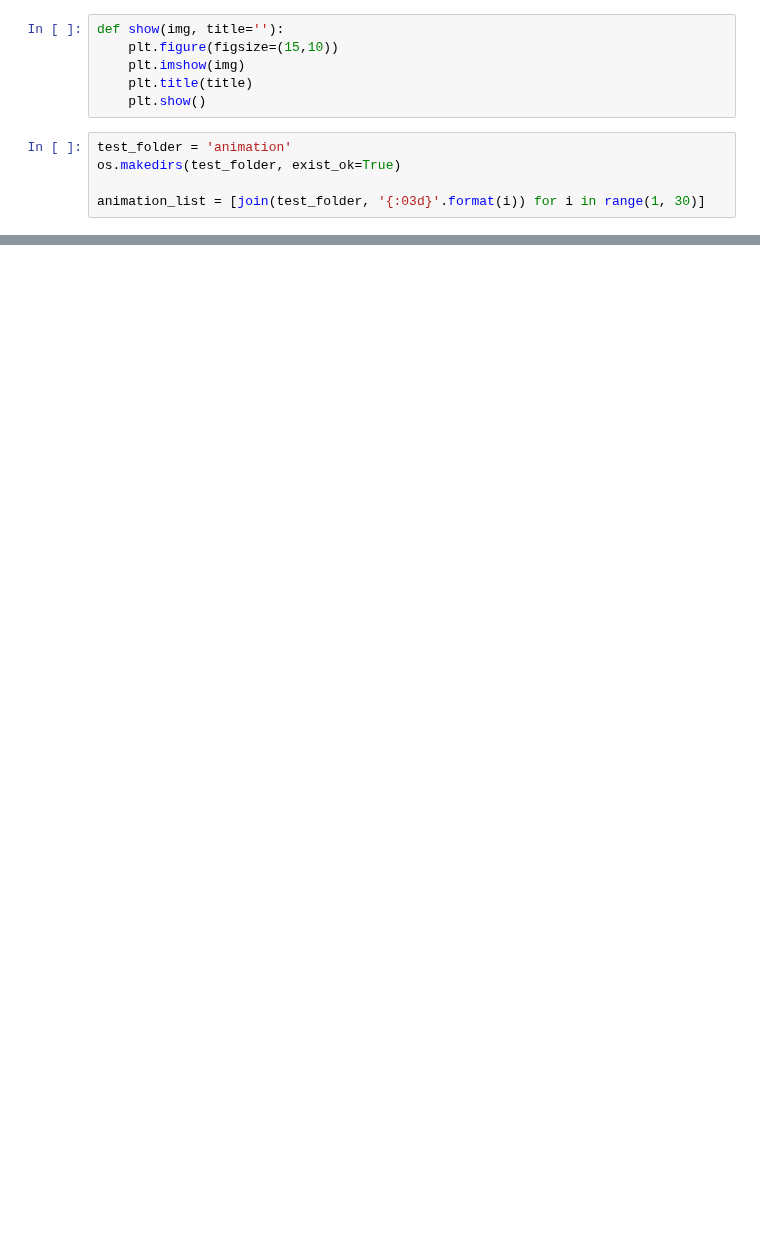
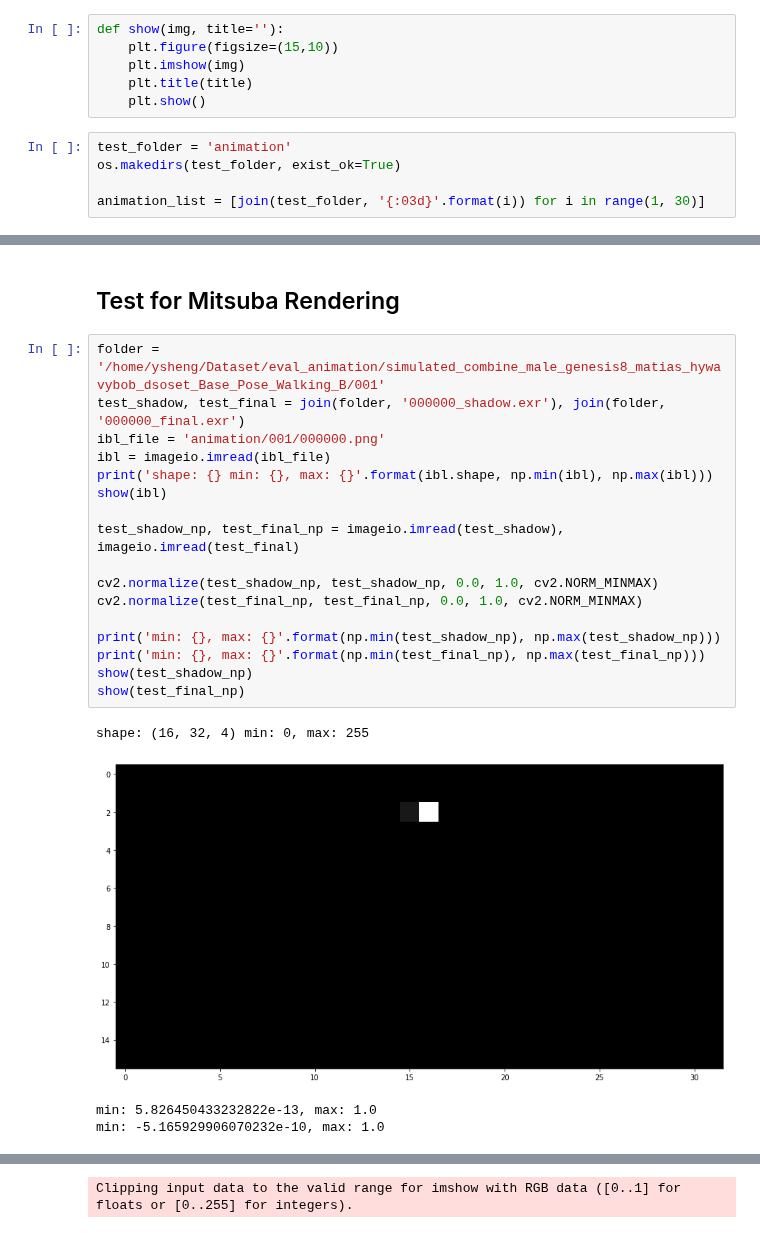
Before and after one commit to ShengCN/soft_shadow, a Jupyter notebook: evaluation/animation.ipynb, the cells around one changed output, grey strips where cells are left out. Drawn from its saved outputs; the diff is of its cells as text; blank space fills up the shorter version.

```diff
--- a/evaluation/animation.ipynb
+++ b/evaluation/animation.ipynb
@@ -98,0 +244,24 @@ size:
+# %% [markdown]
+## Test for Mitsuba Rendering
+# %%
+folder = '/home/ysheng/Dataset/eval_animation/simulated_combine_male_genesis8_matias_hywavybob_dsoset_Base_Pose_Walking_B/001'
+test_shadow, test_final = join(folder, '000000_shadow.exr'), join(folder, '000000_final.exr')
+ibl_file = 'animation/001/000000.png'
+ibl = imageio.imread(ibl_file)
+print('shape: {} min: {}, max: {}'.format(ibl.shape, np.min(ibl), np.max(ibl)))
+show(ibl)
+
+test_shadow_np, test_final_np = imageio.imread(test_shadow), imageio.imread(test_final)
+
+cv2.normalize(test_shadow_np, test_shadow_np, 0.0, 1.0, cv2.NORM_MINMAX)
+cv2.normalize(test_final_np, test_final_np, 0.0, 1.0, cv2.NORM_MINMAX)
+
+print('min: {}, max: {}'.format(np.min(test_shadow_np), np.max(test_shadow_np)))
+print('min: {}, max: {}'.format(np.min(test_final_np), np.max(test_final_np)))
+show(test_shadow_np)
+show(test_final_np)
+# %% [output]
+shape: (16, 32, 4) min: 0, max: 255
+[figure, added]
+min: 5.826450433232822e-13, max: 1.0
+min: -5.165929906070232e-10, max: 1.0
@@ -98,0 +269 @@ size:
+Clipping input data to the valid range for imshow with RGB data ([0..1] for floats or [0..255] for integers).
```
Also changed, not shown: parts of 12 cells of this notebook, 6 other files.
